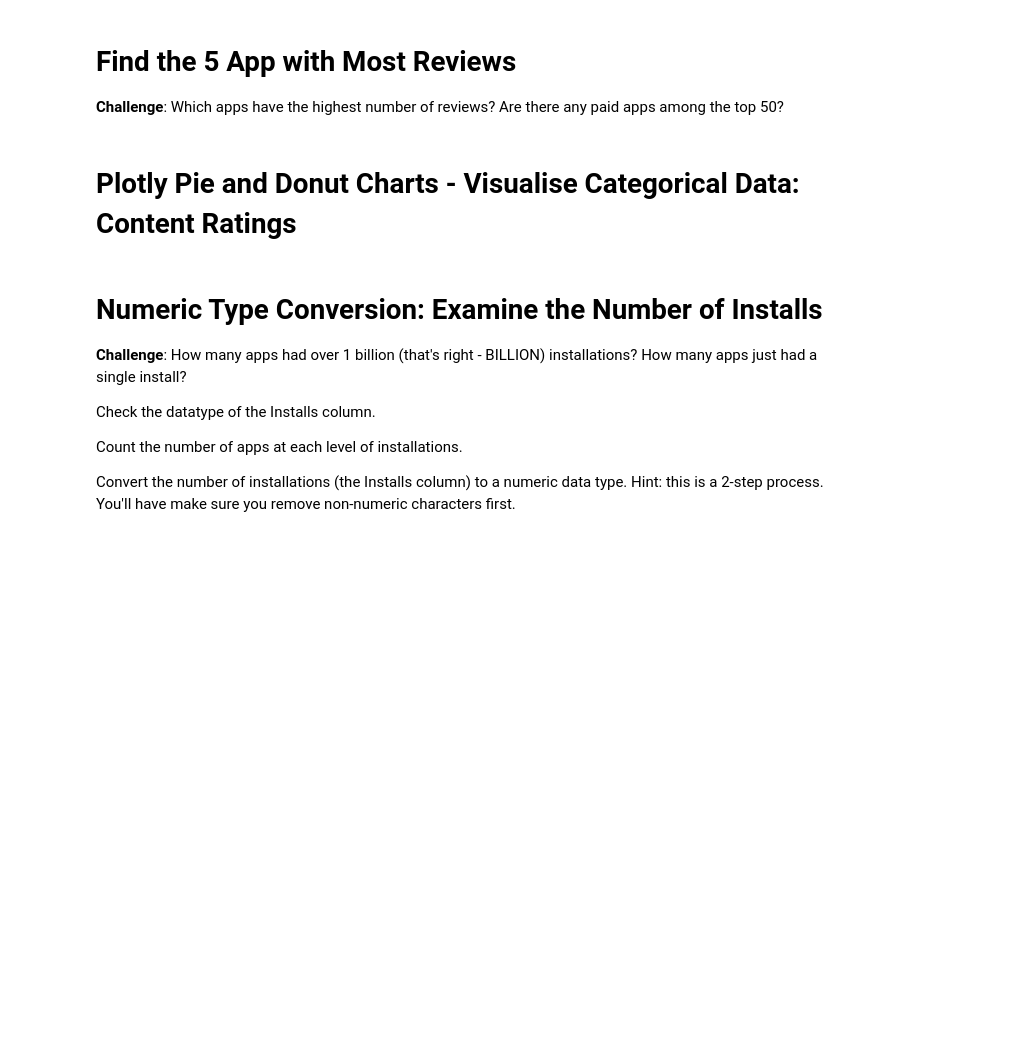
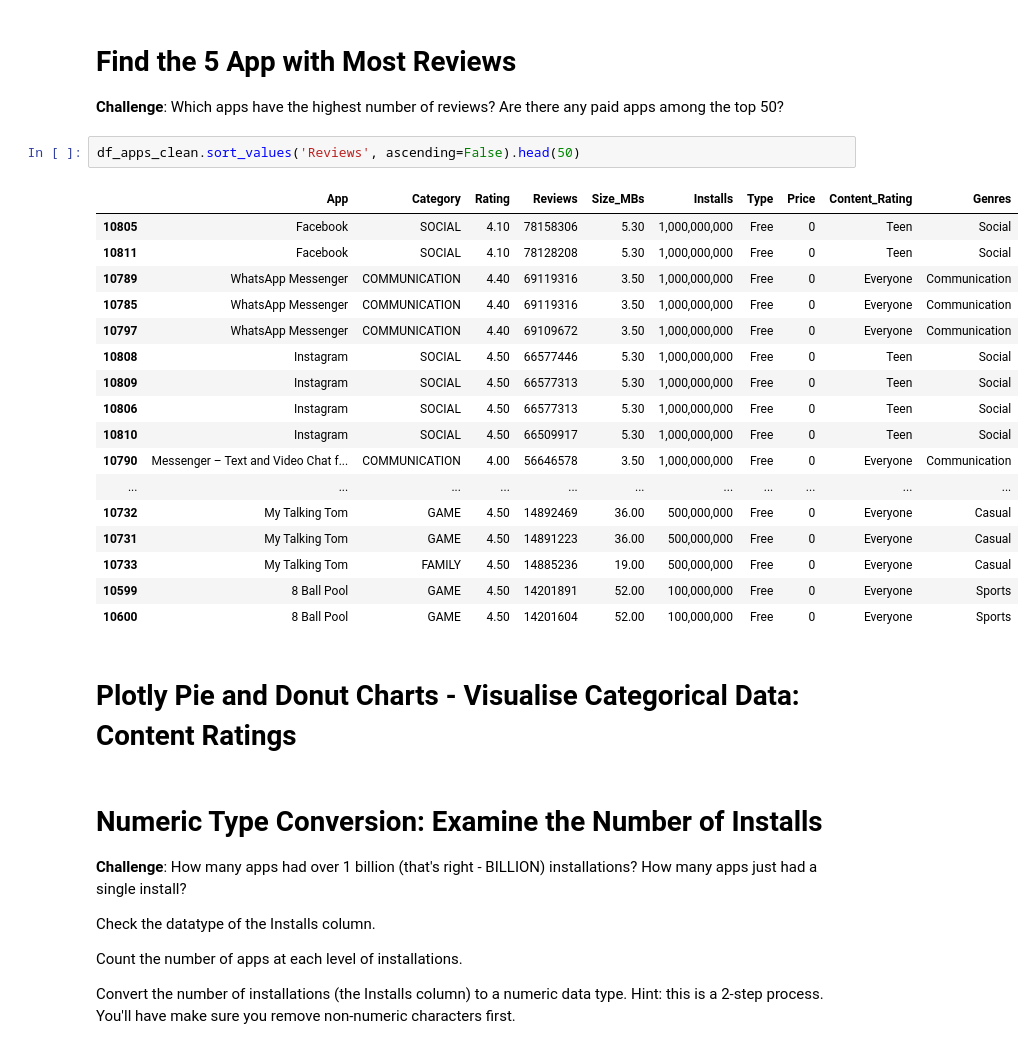
Before and after one commit to Anan014/Python_Pro_Bootcamp, a Jupyter notebook: day76-Beautiful_Plotly_Charts/Google Play Store App Analytics.ipynb, the cells around one changed output. Drawn from its saved outputs; the diff is of its cells as text; blank space fills up the shorter version.

```diff
--- a/day76-Beautiful_Plotly_Charts/Google Play Store App Analytics.ipynb
+++ b/day76-Beautiful_Plotly_Charts/Google Play Store App Analytics.ipynb
@@ -80,6 +98,26 @@ duplicated_rows.head()
 # Find the 5 App with Most Reviews
 
 **Challenge**: Which apps have the highest number of reviews? Are there any paid apps among the top 50?
+# %%
+df_apps_clean.sort_values('Reviews', ascending=False).head(50)
+# %% [output]
+|  | App | Category | Rating | Reviews | Size_MBs | Installs | Type | Price | Content_Rating | Genres |
+| 10805 | Facebook | SOCIAL | 4.10 | 78158306 | 5.30 | 1,000,000,000 | Free | 0 | Teen | Social |
+| 10811 | Facebook | SOCIAL | 4.10 | 78128208 | 5.30 | 1,000,000,000 | Free | 0 | Teen | Social |
+| 10789 | WhatsApp Messenger | COMMUNICATION | 4.40 | 69119316 | 3.50 | 1,000,000,000 | Free | 0 | Everyone | Communication |
+| 10785 | WhatsApp Messenger | COMMUNICATION | 4.40 | 69119316 | 3.50 | 1,000,000,000 | Free | 0 | Everyone | Communication |
+| 10797 | WhatsApp Messenger | COMMUNICATION | 4.40 | 69109672 | 3.50 | 1,000,000,000 | Free | 0 | Everyone | Communication |
+| 10808 | Instagram | SOCIAL | 4.50 | 66577446 | 5.30 | 1,000,000,000 | Free | 0 | Teen | Social |
+| 10809 | Instagram | SOCIAL | 4.50 | 66577313 | 5.30 | 1,000,000,000 | Free | 0 | Teen | Social |
+| 10806 | Instagram | SOCIAL | 4.50 | 66577313 | 5.30 | 1,000,000,000 | Free | 0 | Teen | Social |
+| 10810 | Instagram | SOCIAL | 4.50 | 66509917 | 5.30 | 1,000,000,000 | Free | 0 | Teen | Social |
+| 10790 | Messenger – Text and Video Chat f... | COMMUNICATION | 4.00 | 56646578 | 3.50 | 1,000,000,000 | Free | 0 | Everyone | Communication |
+| ... | ... | ... | ... | ... | ... | ... | ... | ... | ... | ... |
+| 10732 | My Talking Tom | GAME | 4.50 | 14892469 | 36.00 | 500,000,000 | Free | 0 | Everyone | Casual |
+| 10731 | My Talking Tom | GAME | 4.50 | 14891223 | 36.00 | 500,000,000 | Free | 0 | Everyone | Casual |
+| 10733 | My Talking Tom | FAMILY | 4.50 | 14885236 | 19.00 | 500,000,000 | Free | 0 | Everyone | Casual |
+| 10599 | 8 Ball Pool | GAME | 4.50 | 14201891 | 52.00 | 100,000,000 | Free | 0 | Everyone | Sports |
+| 10600 | 8 Ball Pool | GAME | 4.50 | 14201604 | 52.00 | 100,000,000 | Free | 0 | Everyone | Sports |
 # %% [markdown]
 # Plotly Pie and Donut Charts - Visualise Categorical Data: Content Ratings
 # %% [markdown]
```
Also changed, not shown: parts of 3 cells of this notebook.
